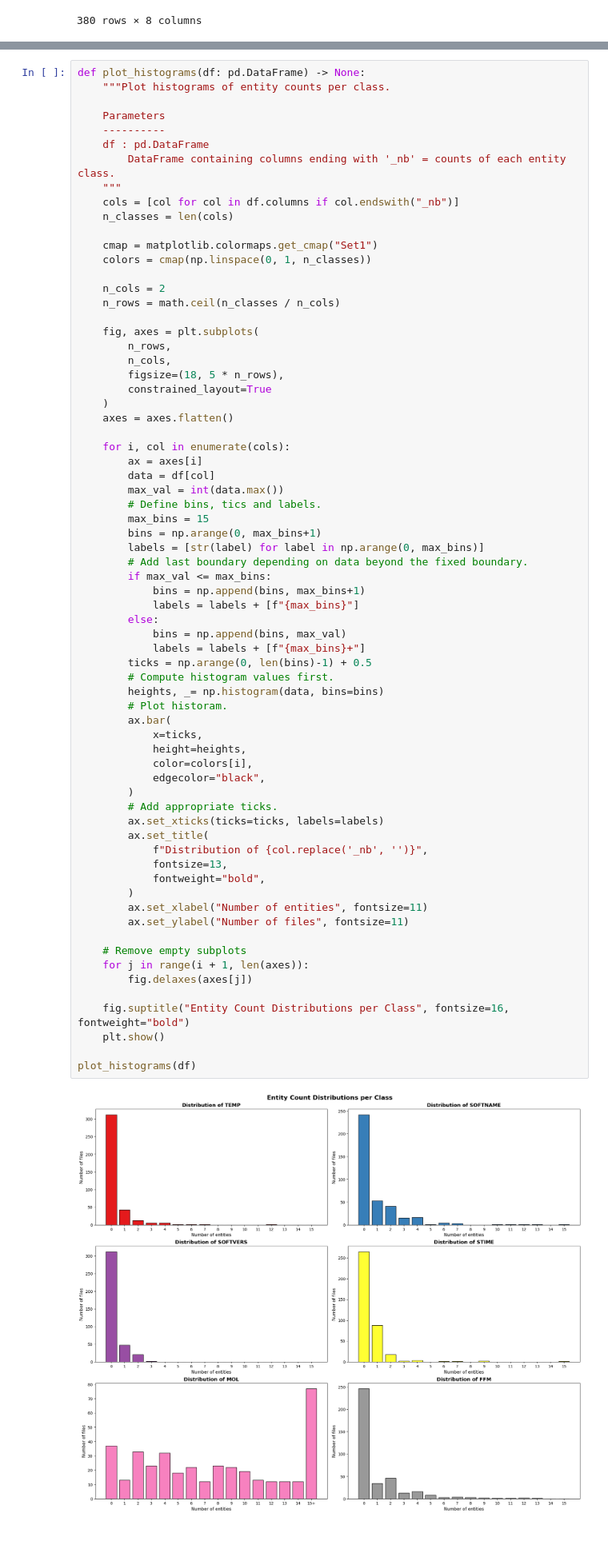
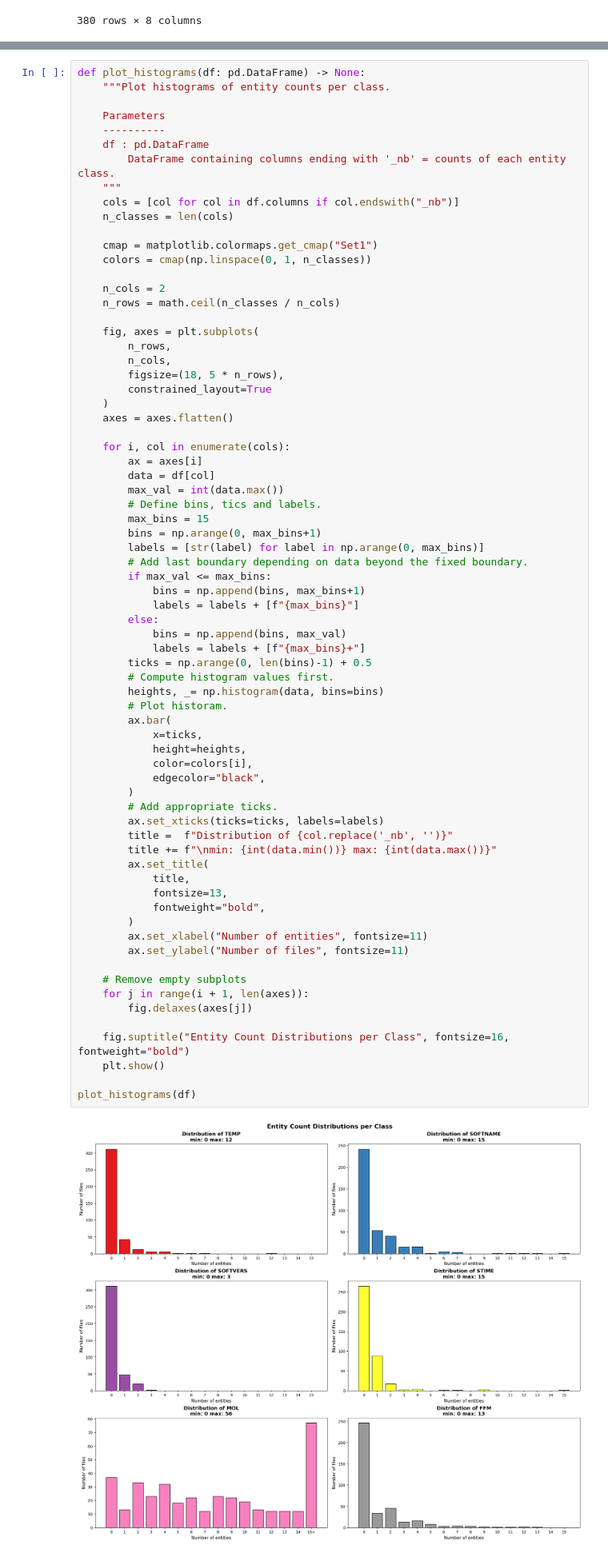
Before and after one commit to MDverse/mdner_llm, a Jupyter notebook: notebooks/visualize_entities_stats.ipynb, the cells around one changed output, grey strips where cells are left out. Shown at 80% size. Drawn from its saved outputs; the diff is of its cells as text.

```diff
--- a/notebooks/visualize_entities_stats.ipynb
+++ b/notebooks/visualize_entities_stats.ipynb
@@ -172,32 +172,34 @@ def plot_histograms(df: pd.DataFrame) -> None:
             bins = np.append(bins, max_val)
             labels = labels + [f"{max_bins}+"]
         ticks = np.arange(0, len(bins)-1) + 0.5
         # Compute histogram values first.
         heights, _= np.histogram(data, bins=bins)
         # Plot historam.
         ax.bar(
             x=ticks,
             height=heights,
             color=colors[i],
             edgecolor="black",
         )
         # Add appropriate ticks.
         ax.set_xticks(ticks=ticks, labels=labels)
+        title =  f"Distribution of {col.replace('_nb', '')}"
+        title += f"\nmin: {int(data.min())} max: {int(data.max())}"
         ax.set_title(
-            f"Distribution of {col.replace('_nb', '')}",
+            title,
             fontsize=13,
             fontweight="bold",
         )
         ax.set_xlabel("Number of entities", fontsize=11)
         ax.set_ylabel("Number of files", fontsize=11)
 
     # Remove empty subplots
     for j in range(i + 1, len(axes)):
         fig.delaxes(axes[j])
 
     fig.suptitle("Entity Count Distributions per Class", fontsize=16, fontweight="bold")
     plt.show()
 
 plot_histograms(df)
 # %% [output]
-[figure, old version]
+[figure, new version]
```
Also changed, not shown: parts of 1 cell of this notebook.
